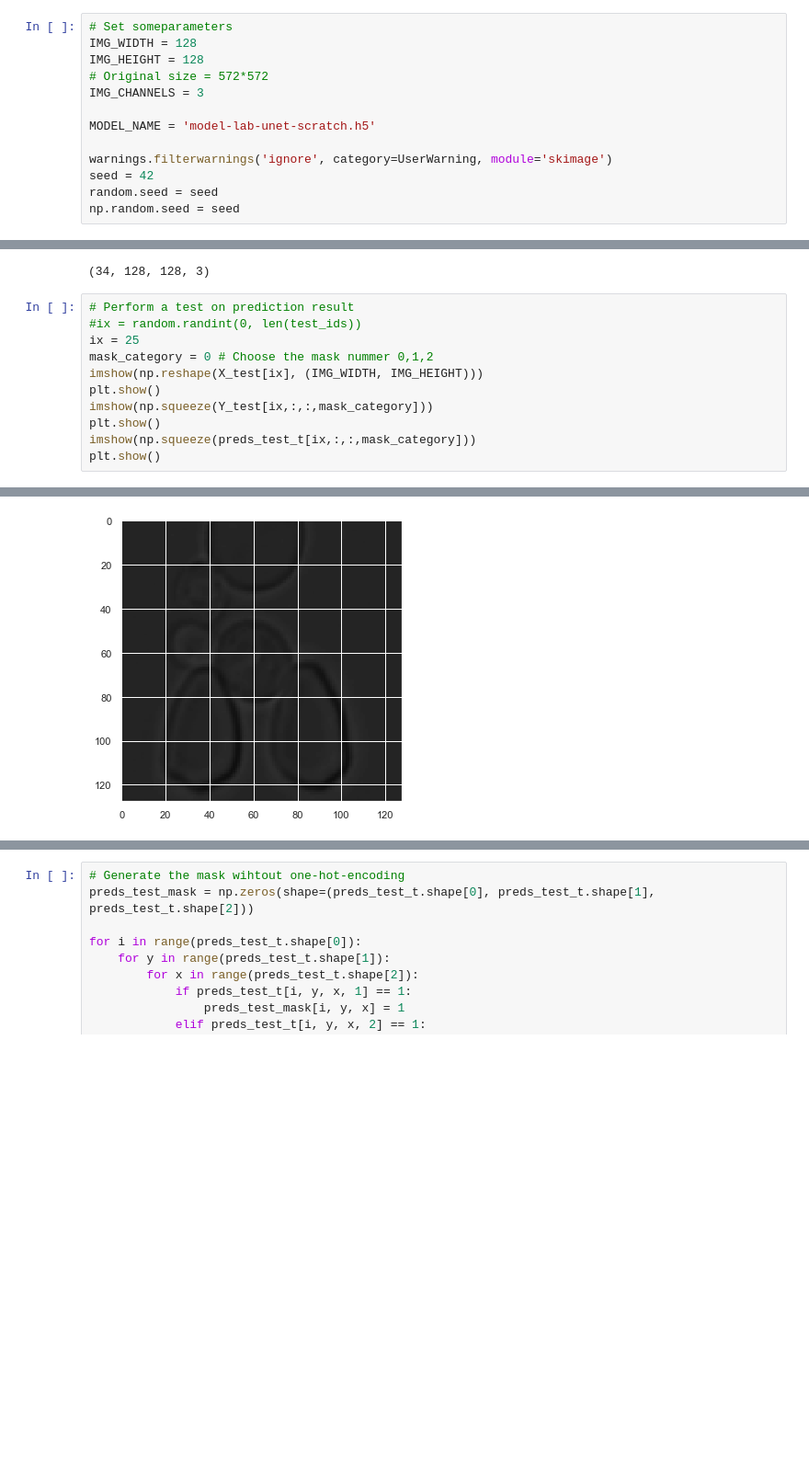
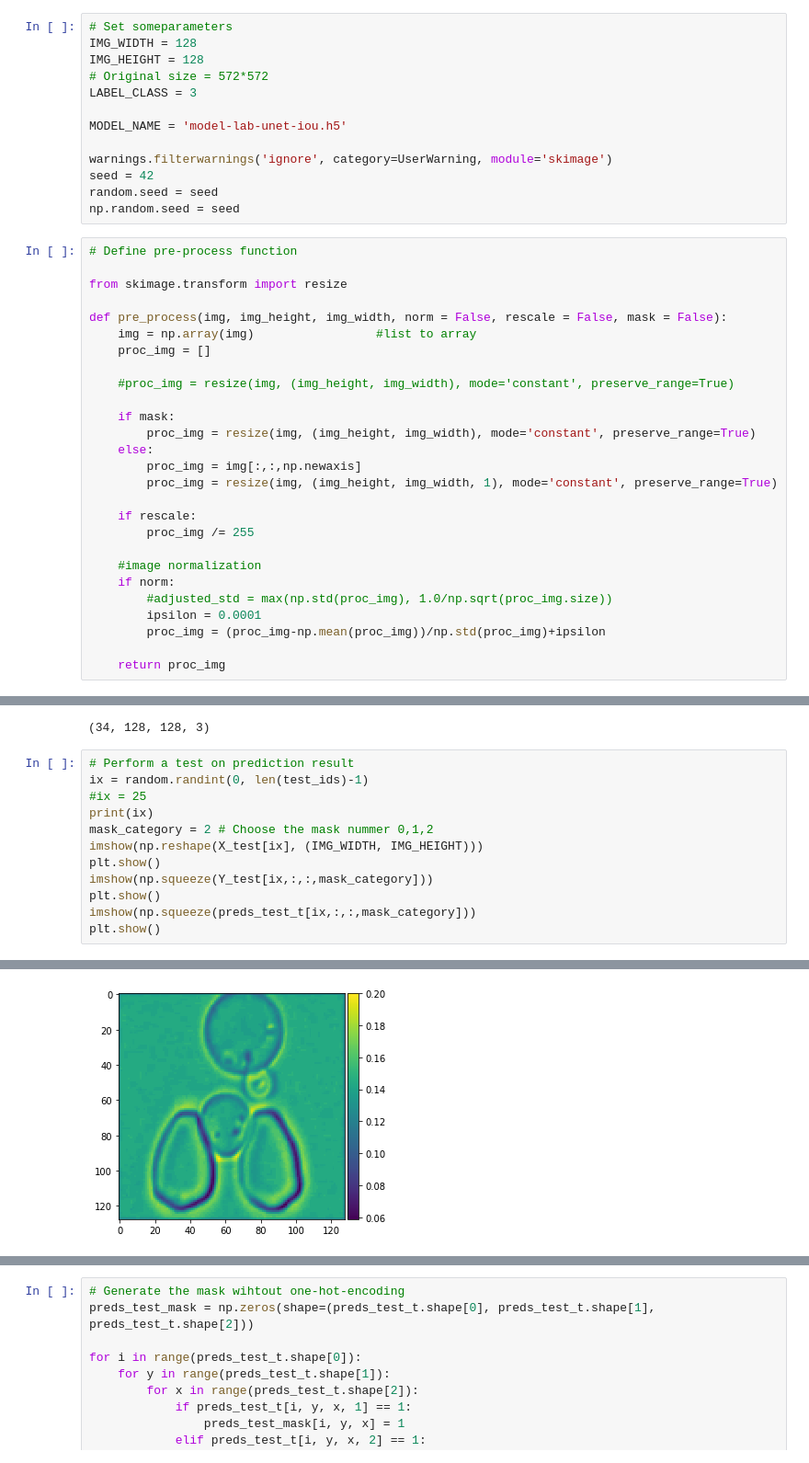
Before and after one commit to ziheng84/Master-thesis, a Jupyter notebook: UNet/lab_unet_prediction.ipynb, the cells around one changed output, grey strips where cells are left out. Shown at 92% size. Saved outputs shown, nothing was run; the diff lists cells and outputs as text; blank space fills up the shorter version.

```diff
--- a/UNet/lab_unet_prediction.ipynb
+++ b/UNet/lab_unet_prediction.ipynb
@@ -30,12 +30,39 @@ import tensorflow as tf
 IMG_WIDTH = 128
 IMG_HEIGHT = 128
 # Original size = 572*572
-IMG_CHANNELS = 3
+LABEL_CLASS = 3
 
-MODEL_NAME = 'model-lab-unet-scratch.h5'
+MODEL_NAME = 'model-lab-unet-iou.h5'
 
 warnings.filterwarnings('ignore', category=UserWarning, module='skimage')
 seed = 42
 random.seed = seed
 np.random.seed = seed
+# %%
+# Define pre-process function
+
+from skimage.transform import resize
+
+def pre_process(img, img_height, img_width, norm = False, rescale = False, mask = False):
+    img = np.array(img)                 #list to array
+    proc_img = []
+
+    #proc_img = resize(img, (img_height, img_width), mode='constant', preserve_range=True)
+
+    if mask:
+        proc_img = resize(img, (img_height, img_width), mode='constant', preserve_range=True)
+    else:
+        proc_img = img[:,:,np.newaxis]
+        proc_img = resize(img, (img_height, img_width, 1), mode='constant', preserve_range=True)
+
+    if rescale:
+        proc_img /= 255
+
+    #image normalization
+    if norm:
+        #adjusted_std = max(np.std(proc_img), 1.0/np.sqrt(proc_img.size))
+        ipsilon = 0.0001
+        proc_img = (proc_img-np.mean(proc_img))/np.std(proc_img)+ipsilon
+
+    return proc_img
 # %%
@@ -180,9 +183,10 @@ print(preds_test_t.shape)
 (34, 128, 128, 3)
 # %%
 # Perform a test on prediction result
-#ix = random.randint(0, len(test_ids))
-ix = 25
-mask_category = 0 # Choose the mask nummer 0,1,2
+ix = random.randint(0, len(test_ids)-1)
+#ix = 25
+print(ix)
+mask_category = 2 # Choose the mask nummer 0,1,2
 imshow(np.reshape(X_test[ix], (IMG_WIDTH, IMG_HEIGHT)))
 plt.show()
 imshow(np.squeeze(Y_test[ix,:,:,mask_category]))
@@ -193 +198 @@ plt.show()
-[figure, old version]
+[figure, new version]
```
Also changed, not shown: parts of 12 cells of this notebook, 5 other files.
